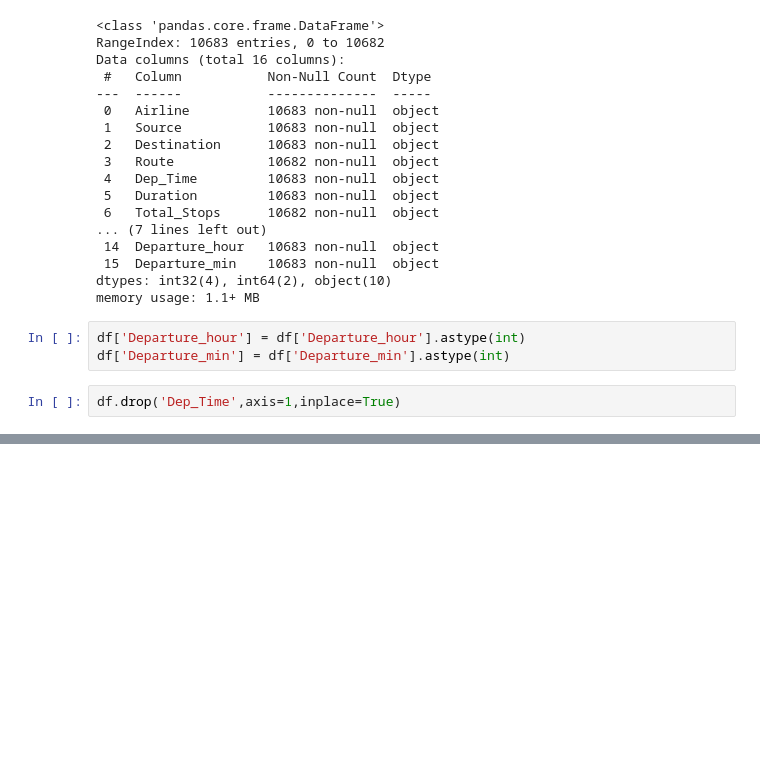
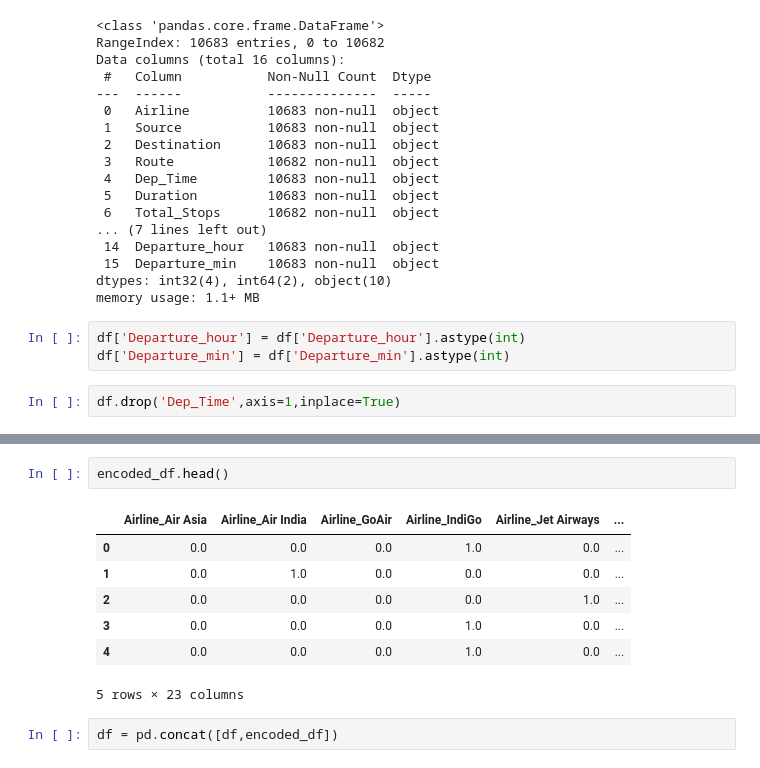
Before and after one commit to Abishek0710/Complete-Data-Science, a Jupyter notebook: EDA/flight_price_EDA.ipynb, the cells around one changed output, grey strips where cells are left out. Cells and saved outputs as stored; diff of their text form; blank space fills up the shorter version.

```diff
--- a/EDA/flight_price_EDA.ipynb
+++ b/EDA/flight_price_EDA.ipynb
@@ -274,0 +430,12 @@ df.head()
+# %%
+encoded_df.head()
+# %% [output]
+|  | Airline_Air Asia | Airline_Air India | Airline_GoAir | Airline_IndiGo | Airline_Jet Airways | ... |
+| 0 | 0.0 | 0.0 | 0.0 | 1.0 | 0.0 | ... |
+| 1 | 0.0 | 1.0 | 0.0 | 0.0 | 0.0 | ... |
+| 2 | 0.0 | 0.0 | 0.0 | 0.0 | 1.0 | ... |
+| 3 | 0.0 | 0.0 | 0.0 | 1.0 | 0.0 | ... |
+| 4 | 0.0 | 0.0 | 0.0 | 1.0 | 0.0 | ... |
+5 rows × 23 columns
+# %%
+df = pd.concat([df,encoded_df])
```
Also changed, not shown: parts of 33 cells of this notebook, 4 other files.
